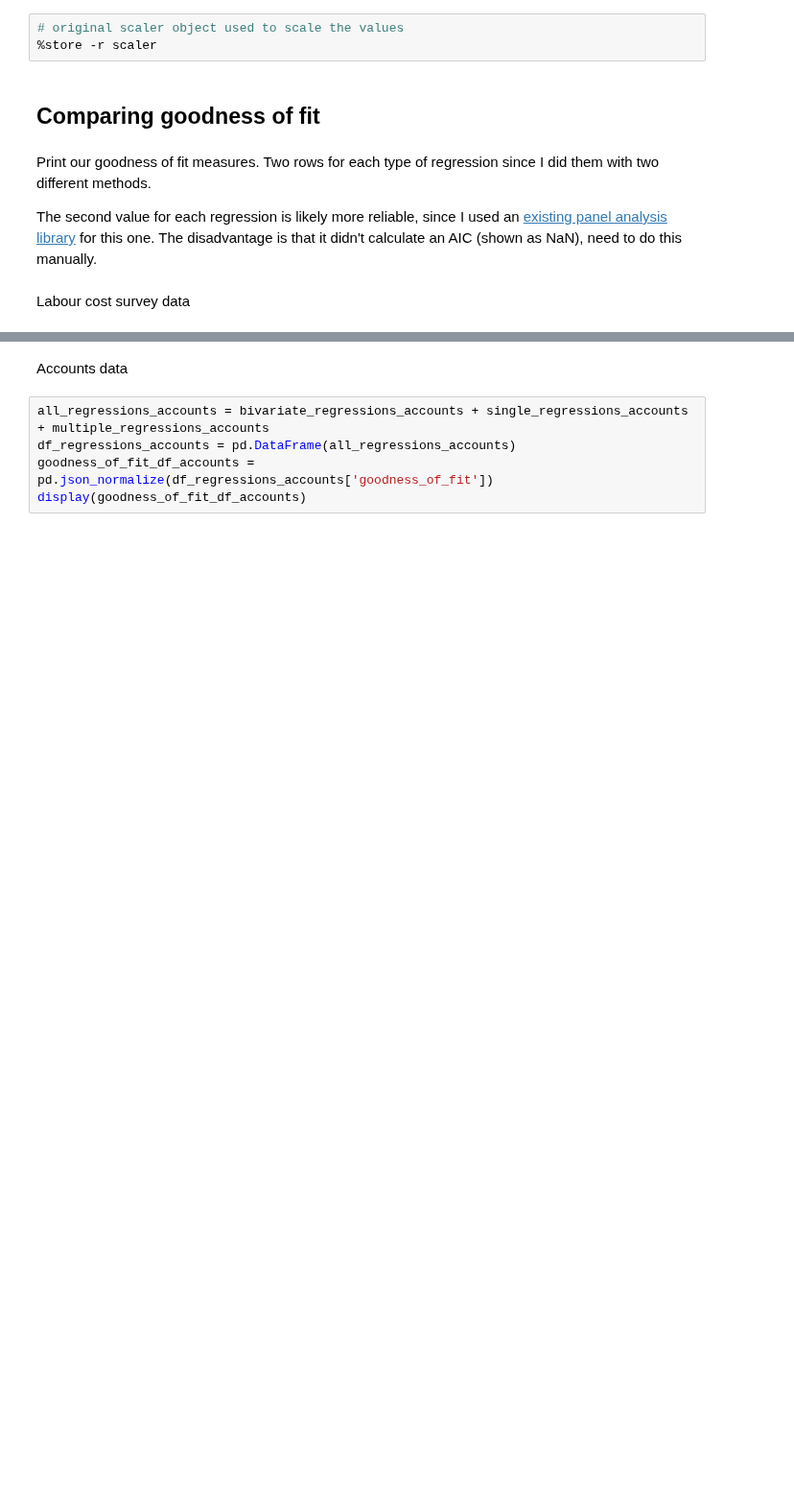
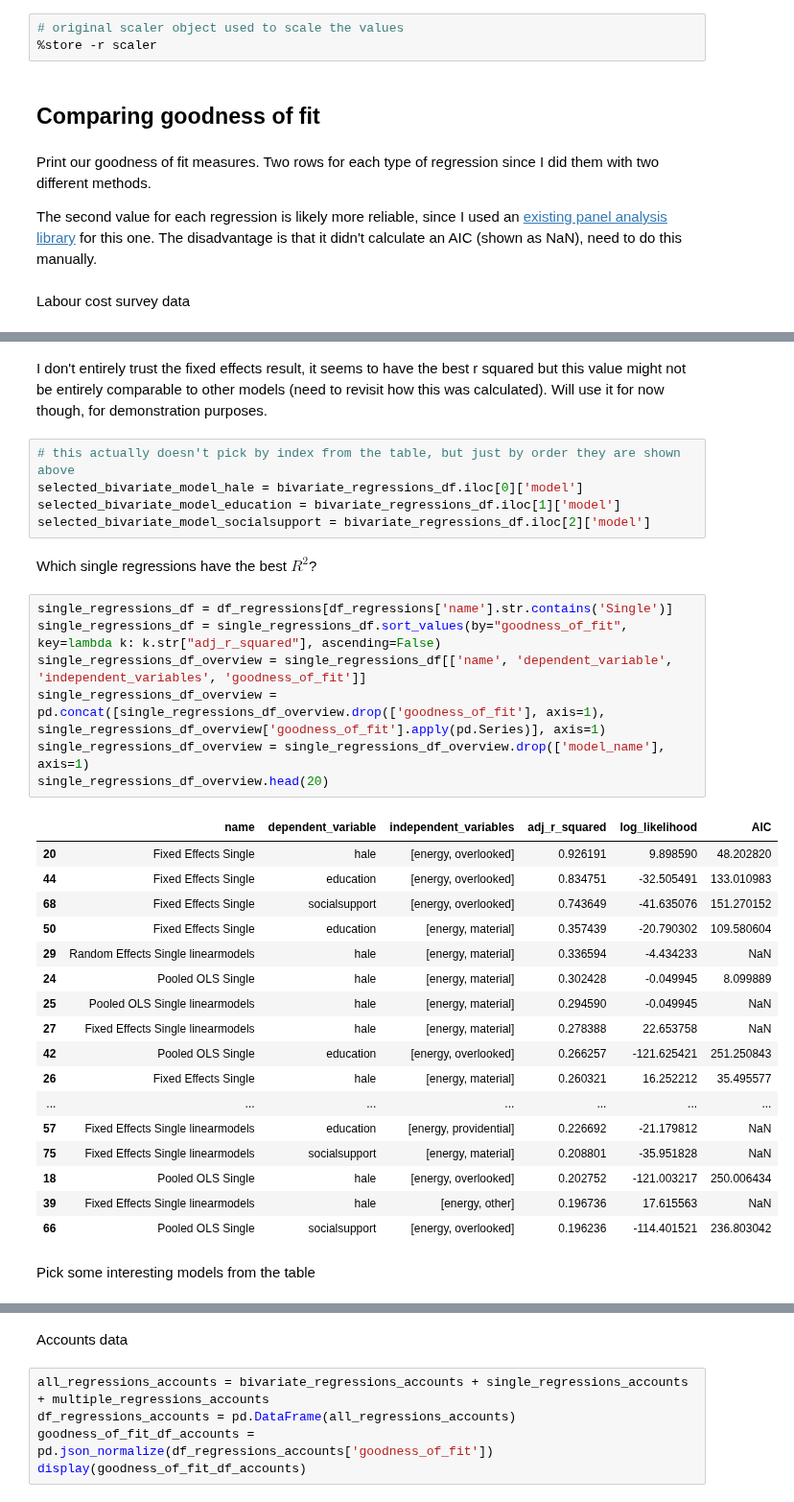
Before and after one commit to saviorand/provisioning-model, a Jupyter notebook: provisioning_model/notebooks/foundational/viz_regressions.ipynb, the cells around one changed output, grey strips where cells are left out. Shown at 96% size. Cells and saved outputs as stored; diff of their text form; blank space fills up the shorter version.

Commit message:
lots of regressions

```diff
--- a/provisioning_model/notebooks/foundational/viz_regressions.ipynb
+++ b/provisioning_model/notebooks/foundational/viz_regressions.ipynb
@@ -73,0 +75,37 @@ display(goodness_of_fit_df)
+# %% [markdown]
+I don't entirely trust the fixed effects result, it seems to have the best r squared but this value might not be entirely comparable to other models (need to revisit how this was calculated).
+Will use it for now though, for demonstration purposes.
+# %%
+# this actually doesn't pick by index from the table, but just by order they are shown above
+selected_bivariate_model_hale = bivariate_regressions_df.iloc[0]['model']
+selected_bivariate_model_education = bivariate_regressions_df.iloc[1]['model']
+selected_bivariate_model_socialsupport = bivariate_regressions_df.iloc[2]['model']
+# %% [markdown]
+Which single regressions have the best $R^2$?
+# %%
+single_regressions_df = df_regressions[df_regressions['name'].str.contains('Single')]
+single_regressions_df = single_regressions_df.sort_values(by="goodness_of_fit", key=lambda k: k.str["adj_r_squared"], ascending=False)
+single_regressions_df_overview = single_regressions_df[['name', 'dependent_variable', 'independent_variables', 'goodness_of_fit']]
+single_regressions_df_overview = pd.concat([single_regressions_df_overview.drop(['goodness_of_fit'], axis=1), single_regressions_df_overview['goodness_of_fit'].apply(pd.Series)], axis=1)
+single_regressions_df_overview = single_regressions_df_overview.drop(['model_name'], axis=1)
+single_regressions_df_overview.head(20)
+# %% [output]
+|  | name | dependent_variable | independent_variables | adj_r_squared | log_likelihood | AIC |
+| 20 | Fixed Effects Single | hale | [energy, overlooked] | 0.926191 | 9.898590 | 48.202820 |
+| 44 | Fixed Effects Single | education | [energy, overlooked] | 0.834751 | -32.505491 | 133.010983 |
+| 68 | Fixed Effects Single | socialsupport | [energy, overlooked] | 0.743649 | -41.635076 | 151.270152 |
+| 50 | Fixed Effects Single | education | [energy, material] | 0.357439 | -20.790302 | 109.580604 |
+| 29 | Random Effects Single linearmodels | hale | [energy, material] | 0.336594 | -4.434233 | NaN |
+| 24 | Pooled OLS Single | hale | [energy, material] | 0.302428 | -0.049945 | 8.099889 |
+| 25 | Pooled OLS Single linearmodels | hale | [energy, material] | 0.294590 | -0.049945 | NaN |
+| 27 | Fixed Effects Single linearmodels | hale | [energy, material] | 0.278388 | 22.653758 | NaN |
+| 42 | Pooled OLS Single | education | [energy, overlooked] | 0.266257 | -121.625421 | 251.250843 |
+| 26 | Fixed Effects Single | hale | [energy, material] | 0.260321 | 16.252212 | 35.495577 |
+| ... | ... | ... | ... | ... | ... | ... |
+| 57 | Fixed Effects Single linearmodels | education | [energy, providential] | 0.226692 | -21.179812 | NaN |
+| 75 | Fixed Effects Single linearmodels | socialsupport | [energy, material] | 0.208801 | -35.951828 | NaN |
+| 18 | Pooled OLS Single | hale | [energy, overlooked] | 0.202752 | -121.003217 | 250.006434 |
+| 39 | Fixed Effects Single linearmodels | hale | [energy, other] | 0.196736 | 17.615563 | NaN |
+| 66 | Pooled OLS Single | socialsupport | [energy, overlooked] | 0.196236 | -114.401521 | 236.803042 |
+# %% [markdown]
+Pick some interesting models from the table
```
Also changed, not shown: parts of 13 cells of this notebook, 3 other files.
